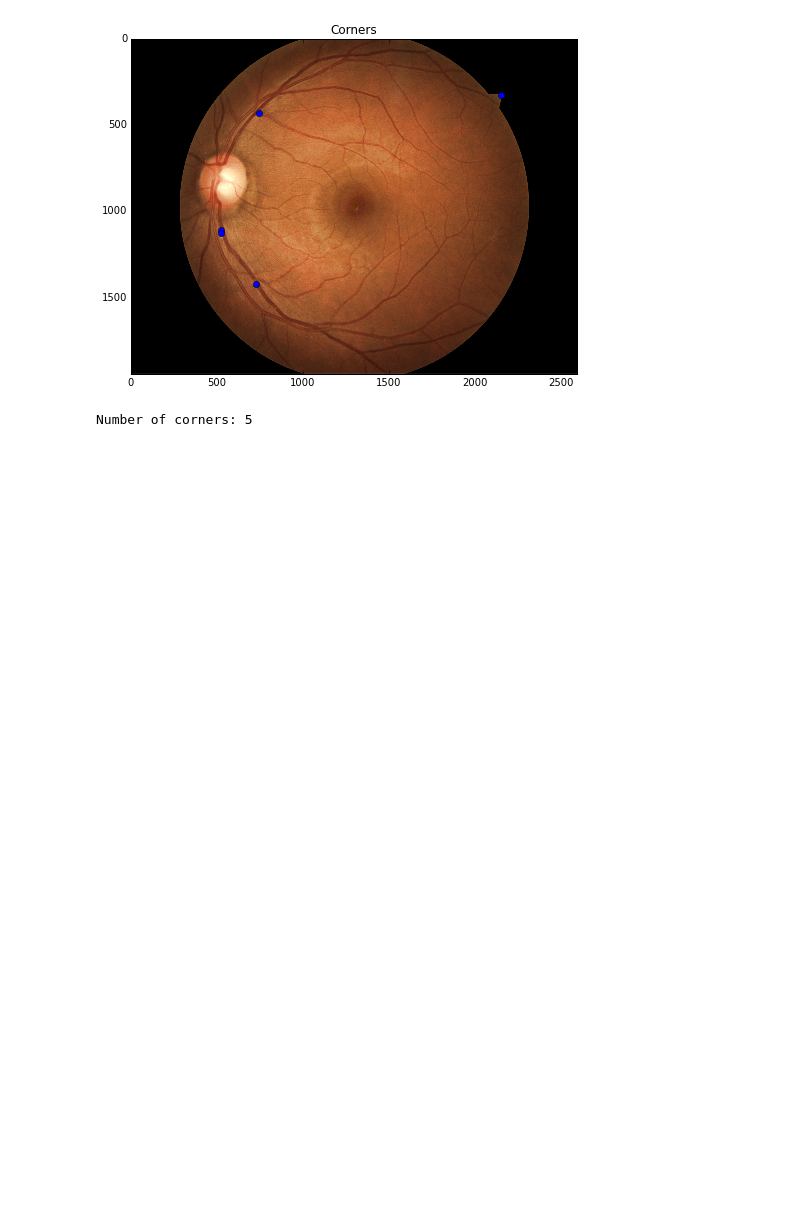
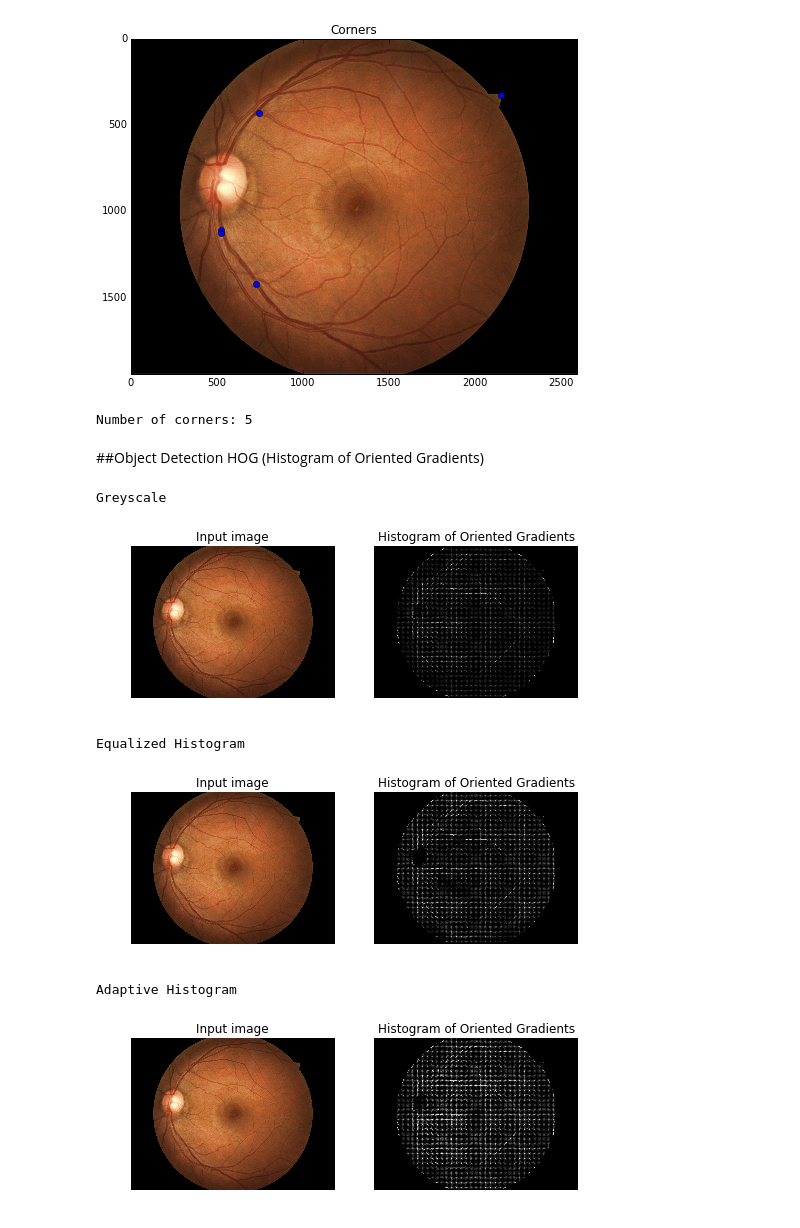
Before and after one commit to fierval/retina, a Jupyter notebook: DiabeticRetinopathy/Features/blob_experiments_0.ipynb, the cells around one changed output. Drawn from its saved outputs; the diff is of its cells as text; code cells hidden in the pictures; blank space fills up the shorter version.

```diff
--- a/DiabeticRetinopathy/Features/blob_experiments_0.ipynb
+++ b/DiabeticRetinopathy/Features/blob_experiments_0.ipynb
@@ -36,7 +36,7 @@ def show_images(images,titles=None):
 ###Load an image, do some processing on it and show
 # %%
 from skimage.exposure import equalize_hist, equalize_adapthist
-inp_path ='/home/boris/Dropbox/Shared/Retina/'
+inp_path ='/users/boris/Dropbox/Shared/Retina/'
 #inp_file = '4/1350_left.jpeg'
 inp_file = '0/13_left.jpeg'
 
@@ -148,3 +148,44 @@ Number of corners: 1
 Adaptive
 [figure]
 Number of corners: 5
+# %% [markdown]
+##Object Detection
+HOG (Histogram of Oriented Gradients)
+# %%
+%matplotlib inline
+import matplotlib.pyplot as plt
+
+from skimage.feature import hog
+from skimage import data, color, exposure
+
+def do_hog(image_gray, image):
+    fd, hog_image = hog(image_gray, orientations=8, pixels_per_cell=(16, 16),
+                        cells_per_block=(1, 1), visualise=True)
+
+    fig, (ax1, ax2) = plt.subplots(1, 2, figsize=(8, 4))
+
+    ax1.axis('off')
+    ax1.imshow(image, cmap=plt.cm.gray)
+    ax1.set_title('Input image')
+
+    # Rescale histogram for better display
+    hog_image_rescaled = exposure.rescale_intensity(hog_image, in_range=(0, 0.02))
+
+    ax2.axis('off')
+    ax2.imshow(hog_image_rescaled, cmap=plt.cm.gray)
+    ax2.set_title('Histogram of Oriented Gradients')
+    plt.show()
+
+print "Greyscale"
+do_hog(image_gray, image)
+print "Equalized Histogram"
+do_hog(equalized_image, image)
+print "Adaptive Histogram"
+do_hog(equalized_adaptive_image, image)
+# %% [output]
+Greyscale
+[figure, added]
+Equalized Histogram
+[figure, added]
+Adaptive Histogram
+[figure, added]
```
Also changed, not shown: 8 other files.
